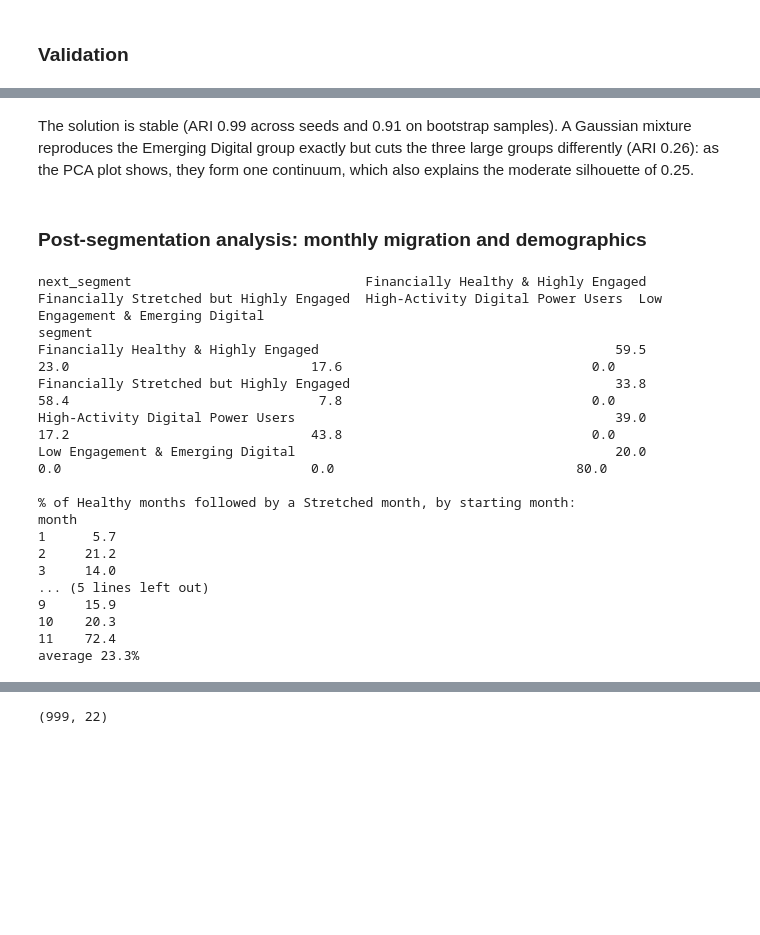
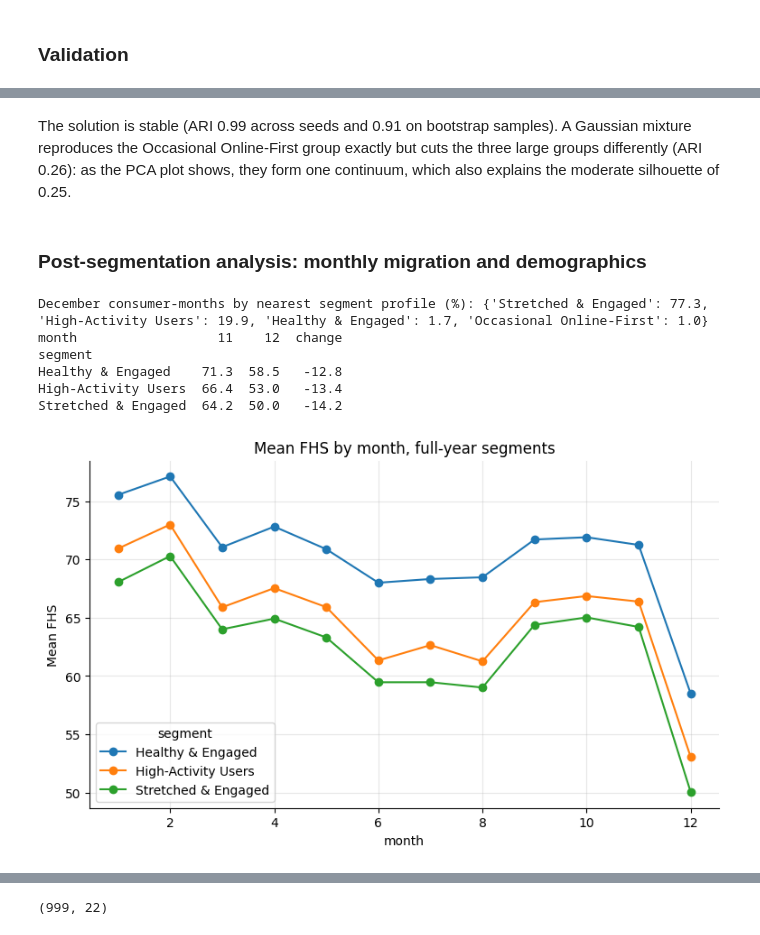
Before and after one commit to thanh-tai-435/BI10GroupYAPPERS, a Jupyter notebook: notebooks/full_pipeline.ipynb, the cells around one changed output, grey strips where cells are left out. Cells and saved outputs as stored; diff of their text form; code cells hidden in the pictures; blank space fills up the shorter version.

```diff
--- a/notebooks/full_pipeline.ipynb
+++ b/notebooks/full_pipeline.ipynb
@@ -887,36 +910,28 @@ plt.legend(fontsize=7); plt.title("Segments in PCA space"); plt.show()
 # %% [markdown]
-The solution is stable (ARI 0.99 across seeds and 0.91 on bootstrap samples). A Gaussian mixture reproduces the Emerging Digital group exactly but cuts the three large groups differently (ARI 0.26): as the PCA plot shows, they form one continuum, which also explains the moderate silhouette of 0.25.
+The solution is stable (ARI 0.99 across seeds and 0.91 on bootstrap samples). A Gaussian mixture reproduces the Occasional Online-First group exactly but cuts the three large groups differently (ARI 0.26): as the PCA plot shows, they form one continuum, which also explains the moderate silhouette of 0.25.
 # %% [markdown]
 ### Post-segmentation analysis: monthly migration and demographics
-# %%
-monthly = mon.sort_values(["consumer_id", "analysis_month"]).copy()
-monthly["segment"] = pd.Series(km.predict(scaler.transform(monthly[features])), index=monthly.index).map(names)
-monthly["next_segment"] = monthly.groupby("consumer_id")["segment"].shift(-1)
-moves = monthly.dropna(subset=["next_segment"])
-print((100 * pd.crosstab(moves.segment, moves.next_segment, normalize="index")).round(1).to_string())
-healthy_moves = moves[moves.segment == "Financially Healthy & Highly Engaged"]
-slide = healthy_moves.groupby("month")["next_segment"].apply(lambda s: 100 * (s == "Financially Stretched but Highly Engaged").mean())
-print("\n% of Healthy months followed by a Stretched month, by starting month:")
-print(slide.round(1).to_string())
-print(f"average {slide.mean():.1f}%")
-# %% [output]
-next_segment                              Financially Healthy & Highly Engaged  Financially Stretched but Highly Engaged  High-Activity Digital Power Users  Low Engagement & Emerging Digital
-segment
-Financially Healthy & Highly Engaged                                      59.5                                      23.0                               17.6                                0.0
-Financially Stretched but Highly Engaged                                  33.8                                      58.4                                7.8                                0.0
-High-Activity Digital Power Users                                         39.0                                      17.2                               43.8                                0.0
-Low Engagement & Emerging Digital                                         20.0                                       0.0                                0.0                               80.0
-
-% of Healthy months followed by a Stretched month, by starting month:
-month
-1      5.7
-2     21.2
-3     14.0
-... (5 lines left out)
-9     15.9
-10    20.3
-11    72.4
-average 23.3%
+# %%
+# which segment each consumer-month looks like, and how health moves through the year per segment
+monthly = mon.copy()
+monthly["month_profile"] = pd.Series(km.predict(scaler.transform(monthly[features])), index=monthly.index).map(names)
+print("December consumer-months by nearest segment profile (%):",
+      (100 * monthly[monthly.month == 12].month_profile.value_counts(normalize=True)).round(1).to_dict())
+full_year = months_seen[months_seen == 12].index
+monthly["segment"] = monthly.consumer_id.map(seg.segment)
+trend = monthly[monthly.consumer_id.isin(full_year)].pivot_table(index="month", columns="segment", values="financial_health_score")
+nov_dec = trend.loc[[11, 12]].T
+nov_dec["change"] = nov_dec[12] - nov_dec[11]
+print(nov_dec.round(1).to_string())
+trend.plot(marker="o", title="Mean FHS by month, full-year segments", ylabel="Mean FHS"); plt.show()
+# %% [output]
+December consumer-months by nearest segment profile (%): {'Stretched & Engaged': 77.3, 'High-Activity Users': 19.9, 'Healthy & Engaged': 1.7, 'Occasional Online-First': 1.0}
+month                  11    12  change
+segment
+Healthy & Engaged    71.3  58.5   -12.8
+High-Activity Users  66.4  53.0   -13.4
+Stretched & Engaged  64.2  50.0   -14.2
+[figure, added]
 # %%
 profiled = seg.join(demo)
 print(profiled.groupby("segment").age.mean().round(1).to_string())
```
Also changed, not shown: parts of 20 cells of this notebook, 25 other files.
